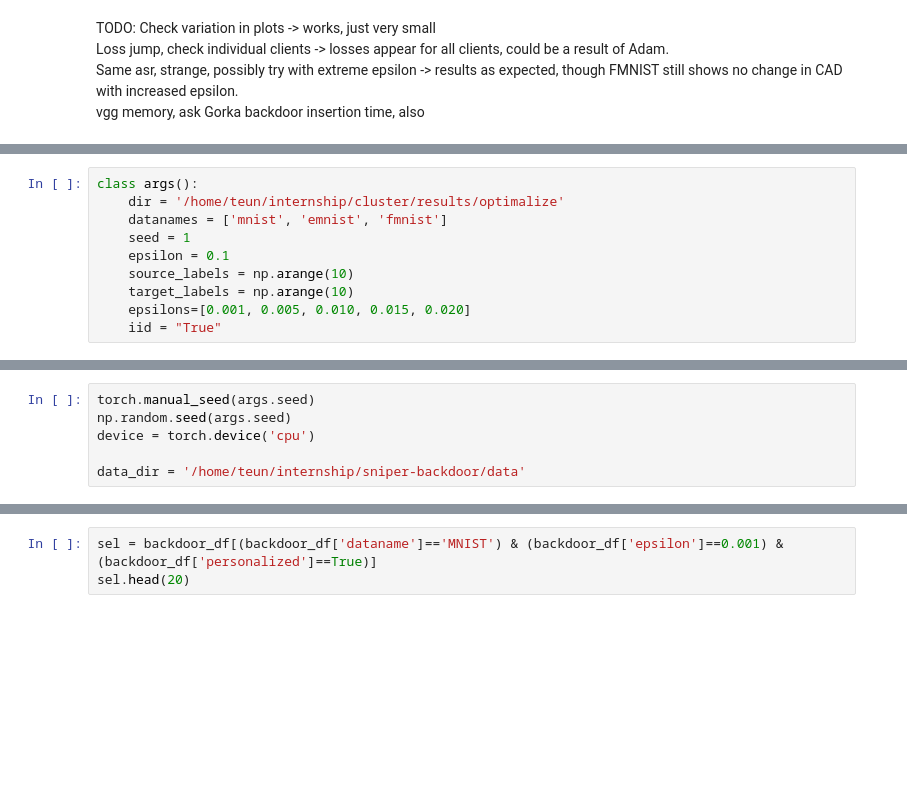
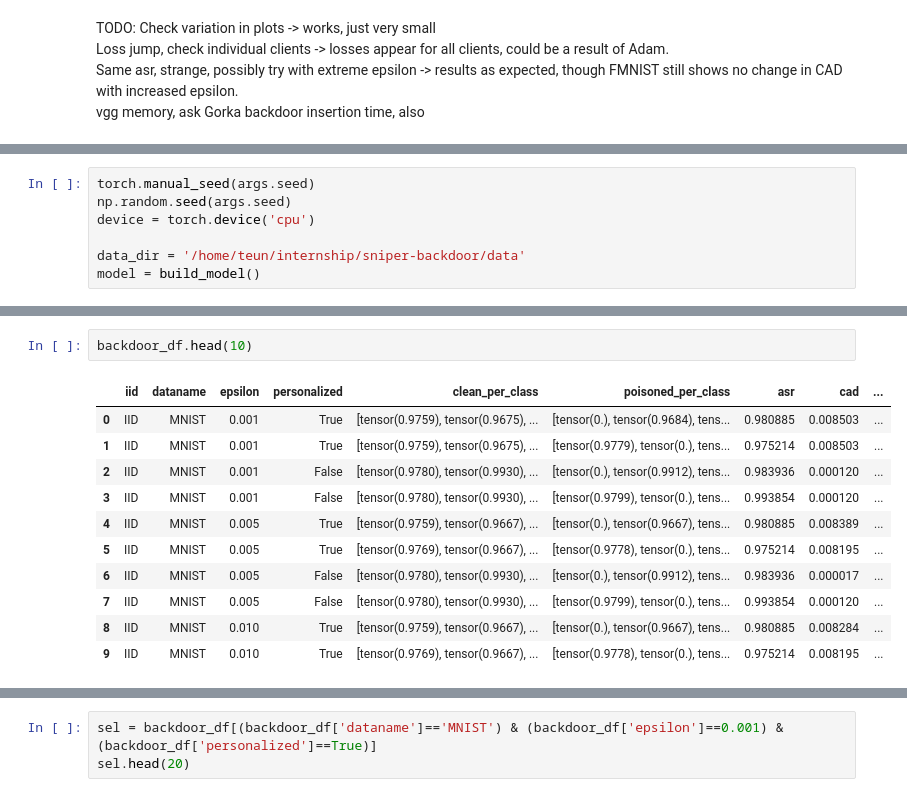
Before and after one commit to teunpe/sniper-backdoor, a Jupyter notebook: testspace.ipynb, the cells around one changed output, grey strips where cells are left out. Saved outputs shown, nothing was run; the diff lists cells and outputs as text; blank space fills up the shorter version.

```diff
--- a/testspace.ipynb
+++ b/testspace.ipynb
@@ -52,10 +32,0 @@ global_args()
-# %%
-class args():
-    dir = '/home/teun/internship/cluster/results/optimalize'
-    datanames = ['mnist', 'emnist', 'fmnist']
-    seed = 1
-    epsilon = 0.1
-    source_labels = np.arange(10)
-    target_labels = np.arange(10)
-    epsilons=[0.001, 0.005, 0.010, 0.015, 0.020]
-    iid = "True"
@@ -65,6 +79,7 @@ np.random.seed(args.seed)
 device = torch.device('cpu')
 
 data_dir = '/home/teun/internship/sniper-backdoor/data'
+model = build_model()
 # %%
 # try:
 #     backdoor_df = pd.read_csv('multiple_runs.csv')
@@ -127,0 +138,14 @@ g.savefig('../asr.png')
+# %%
+backdoor_df.head(10)
+# %% [output]
+|  | iid | dataname | epsilon | personalized | clean_per_class | poisoned_per_class | asr | cad | ... |
+| 0 | IID | MNIST | 0.001 | True | [tensor(0.9759), tensor(0.9675), ... | [tensor(0.), tensor(0.9684), tens... | 0.980885 | 0.008503 | ... |
+| 1 | IID | MNIST | 0.001 | True | [tensor(0.9759), tensor(0.9675), ... | [tensor(0.9779), tensor(0.), tens... | 0.975214 | 0.008503 | ... |
+| 2 | IID | MNIST | 0.001 | False | [tensor(0.9780), tensor(0.9930), ... | [tensor(0.), tensor(0.9912), tens... | 0.983936 | 0.000120 | ... |
+| 3 | IID | MNIST | 0.001 | False | [tensor(0.9780), tensor(0.9930), ... | [tensor(0.9799), tensor(0.), tens... | 0.993854 | 0.000120 | ... |
+| 4 | IID | MNIST | 0.005 | True | [tensor(0.9759), tensor(0.9667), ... | [tensor(0.), tensor(0.9667), tens... | 0.980885 | 0.008389 | ... |
+| 5 | IID | MNIST | 0.005 | True | [tensor(0.9769), tensor(0.9667), ... | [tensor(0.9778), tensor(0.), tens... | 0.975214 | 0.008195 | ... |
+| 6 | IID | MNIST | 0.005 | False | [tensor(0.9780), tensor(0.9930), ... | [tensor(0.), tensor(0.9912), tens... | 0.983936 | 0.000017 | ... |
+| 7 | IID | MNIST | 0.005 | False | [tensor(0.9780), tensor(0.9930), ... | [tensor(0.9799), tensor(0.), tens... | 0.993854 | 0.000120 | ... |
+| 8 | IID | MNIST | 0.010 | True | [tensor(0.9759), tensor(0.9667), ... | [tensor(0.), tensor(0.9667), tens... | 0.980885 | 0.008284 | ... |
+| 9 | IID | MNIST | 0.010 | True | [tensor(0.9769), tensor(0.9667), ... | [tensor(0.9778), tensor(0.), tens... | 0.975214 | 0.008195 | ... |
```
Also changed, not shown: parts of 9 cells of this notebook, 3 other files.
